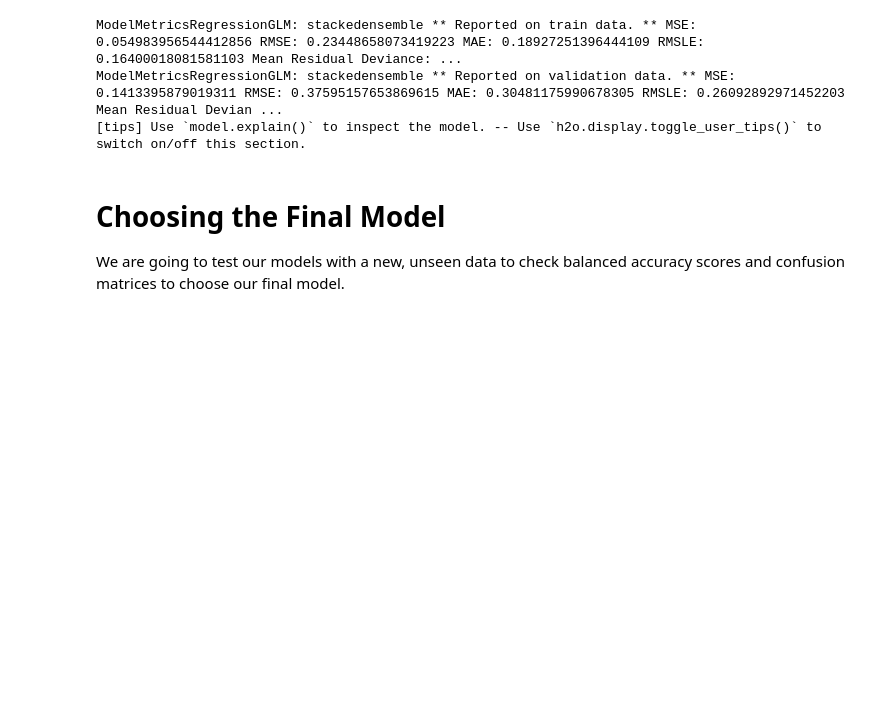
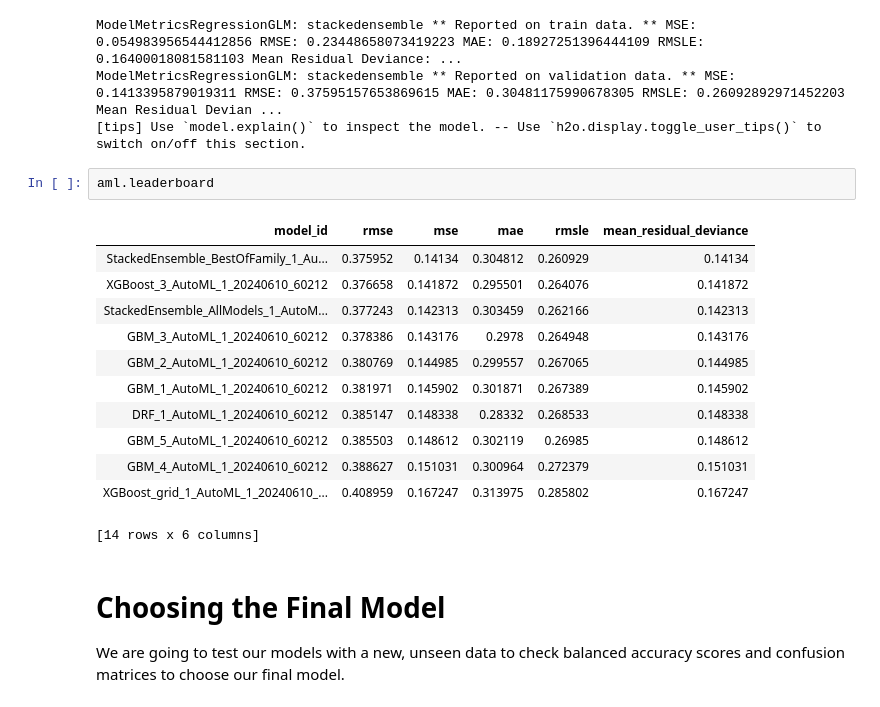
Before and after one commit to sezaiufuk/Predicting_Result_of_Shots_in_La_Liga, a Jupyter notebook: main.ipynb, the cells around one changed output. Drawn from its saved outputs; the diff is of its cells as text; blank space fills up the shorter version.

```diff
--- a/main.ipynb
+++ b/main.ipynb
@@ -332,6 +336,21 @@ Model Summary for Stacked Ensemble:
 ModelMetricsRegressionGLM: stackedensemble ** Reported on train data. ** MSE: 0.054983956544412856 RMSE: 0.23448658073419223 MAE: 0.18927251396444109 RMSLE: 0.16400018081581103 Mean Residual Deviance: ...
 ModelMetricsRegressionGLM: stackedensemble ** Reported on validation data. ** MSE: 0.1413395879019311 RMSE: 0.37595157653869615 MAE: 0.30481175990678305 RMSLE: 0.26092892971452203 Mean Residual Devian ...
 [tips] Use `model.explain()` to inspect the model. -- Use `h2o.display.toggle_user_tips()` to switch on/off this section.
+# %%
+aml.leaderboard
+# %% [output]
+| model_id | rmse | mse | mae | rmsle | mean_residual_deviance |
+| StackedEnsemble_BestOfFamily_1_Au... | 0.375952 | 0.14134 | 0.304812 | 0.260929 | 0.14134 |
+| XGBoost_3_AutoML_1_20240610_60212 | 0.376658 | 0.141872 | 0.295501 | 0.264076 | 0.141872 |
+| StackedEnsemble_AllModels_1_AutoM... | 0.377243 | 0.142313 | 0.303459 | 0.262166 | 0.142313 |
+| GBM_3_AutoML_1_20240610_60212 | 0.378386 | 0.143176 | 0.2978 | 0.264948 | 0.143176 |
+| GBM_2_AutoML_1_20240610_60212 | 0.380769 | 0.144985 | 0.299557 | 0.267065 | 0.144985 |
+| GBM_1_AutoML_1_20240610_60212 | 0.381971 | 0.145902 | 0.301871 | 0.267389 | 0.145902 |
+| DRF_1_AutoML_1_20240610_60212 | 0.385147 | 0.148338 | 0.28332 | 0.268533 | 0.148338 |
+| GBM_5_AutoML_1_20240610_60212 | 0.385503 | 0.148612 | 0.302119 | 0.26985 | 0.148612 |
+| GBM_4_AutoML_1_20240610_60212 | 0.388627 | 0.151031 | 0.300964 | 0.272379 | 0.151031 |
+| XGBoost_grid_1_AutoML_1_20240610_... | 0.408959 | 0.167247 | 0.313975 | 0.285802 | 0.167247 |
+[14 rows x 6 columns]
 # %% [markdown]
 # Choosing the Final Model
 
```
Also changed, not shown: parts of 4 cells of this notebook.
